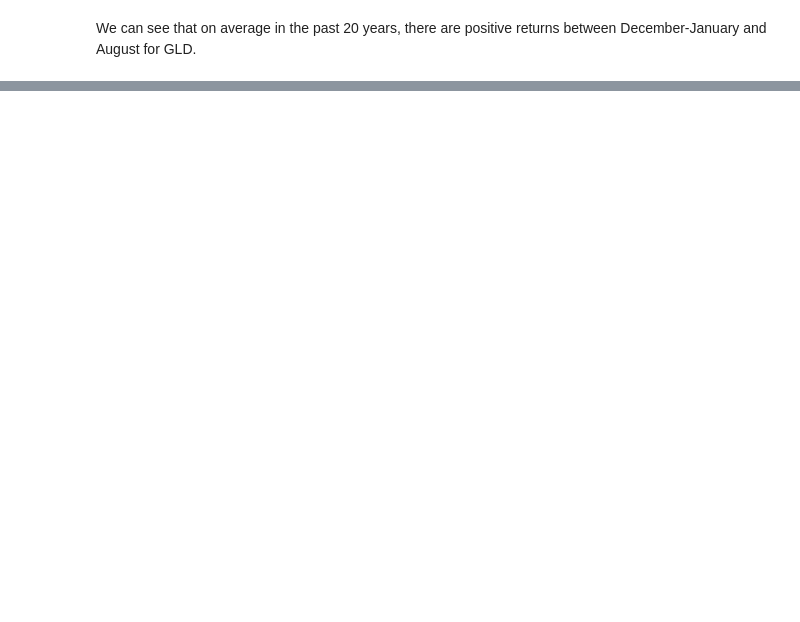
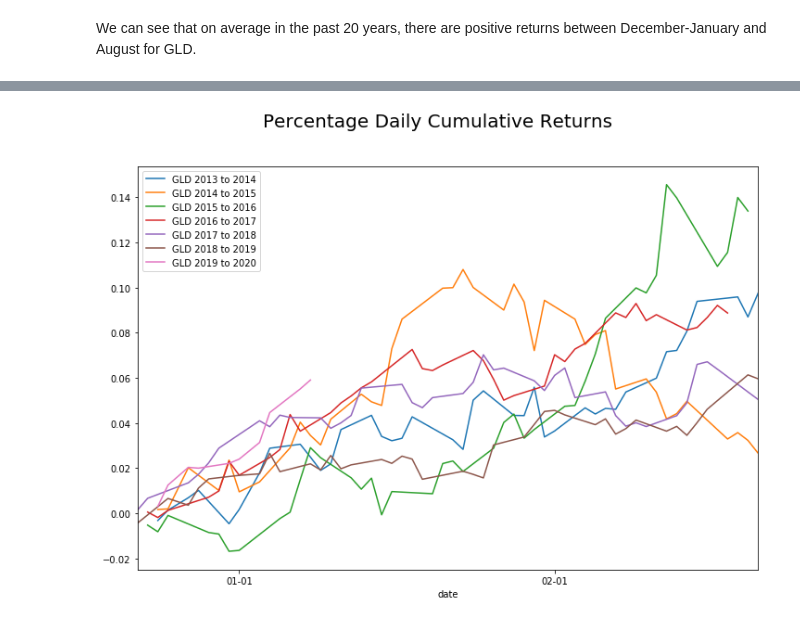
Before and after one commit to angelotc/Decomposition-of-Retail-Companies, a Jupyter notebook: Cumulative Returns Analysis.ipynb, the cells around one changed output, grey strips where cells are left out. Cells and saved outputs as stored; diff of their text form; code cells hidden in the pictures; blank space fills up the shorter version.

```diff
--- a/Cumulative Returns Analysis.ipynb
+++ b/Cumulative Returns Analysis.ipynb
@@ -282,0 +344,80 @@ We can see that on average in the past 20 years, there are positive returns betw
+# %%
+def normalize_date(date, over_new_years = True):
+    day_of_year = date.timetuple().tm_yday
+    if over_new_years and day_of_year >300:
+        normalized_date =  datetime.date(2018,1,1) + datetime.timedelta(day_of_year)
+    elif over_new_years:
+        normalized_date =  datetime.date(2019,1,1) + datetime.timedelta(day_of_year)
+    else:
+        normalized_date =  datetime.date(2018,1,1) + datetime.timedelta(day_of_year)
+    return normalized_date
+
+def cross_sectional_seasonality_graph(st_date:str, en_date: str,  tickers:str):
+    '''
+    '''
+    import datetime
+    today = datetime.datetime.now()
+    day_of_year = (today - datetime.datetime(today.year, 1, 1)).days + 1
+    import matplotlib.pyplot as plt
+    from matplotlib.dates import DateFormatter
+    import matplotlib.dates as mdates
+    %matplotlib inline
+    fig, ax = plt.subplots(figsize=(12, 8))
+    ax.xaxis.set_major_locator( mdates.MonthLocator())
+    ax.xaxis.set_major_formatter(DateFormatter("%m-%d"))
+    if int(st_date[:2]) > int(en_date[:2]):
+        for year in range(2013,2020):
+
+            year = str(year)
+            print(year)
+            start_date = year + '-' + st_date
+            end_date =  year + '-12-31'
+            df1 = yf.download(ticker , start = start_date , end = end_date)
+
+            # Cumulative Returns
+            new_key = ticker + " " + year + " to " + str(int(year) + 1)
+            year = str(int(year) + 1)
+            start_date = year  + '-01-01'""
+            end_date =  year + '-' + en_date
+            data = yf.download(ticker , start = start_date , end = end_date)
+            data = pd.concat([df1,data])
+            data.sort_index(inplace=True)
+            data['Daily_return']=data['Close']/data['Close'].shift(1)-1
+            # Cumulative Returns
+
+
+            data[new_key] = np.cumsum(data['Daily_return'])
+
+            # Normalize dates
+            data['date'] = data.index
+            data['date'] = data.apply(lambda x: normalize_date(x['date'], True), axis = 1 )
+            data.set_index('date', inplace = True)
+            # Plot
+            data[new_key][1:].plot() # skip first line
+    else:
+        for year in range(2015,2019):
+
+            year = str(year)
+            print(year)
+            start_date = year + '-' + st_date
+            end_date =  year + '-' + en_date
+            data = yf.download(ticker , start = start_date , end = end_date)
+            data['Daily_return']=data['Close']/data['Close'].shift(1)-1
+            data.sort_index(inplace=True)
+            # Cumulative Returns
+            new_key = ticker + " " + year
+
+            data[new_key] = np.cumsum(data['Daily_return'])
+
+            # Normalize dates
+            data['date'] = data.index
+            data['date'] = data.apply(lambda x: normalize_date(x['date'], False), axis = 1 )
+            data.set_index('date', inplace = True)
+
+            # Plot
+            data[new_key][1:].plot() # skip first line
+
+    plt.legend()
+    plt.suptitle('Percentage Daily Cumulative Returns', fontsize=20)
+cross_sectional_seasonality_graph('12-20', '02-20', "GLD")
+# %% [output]
@@ -282,0 +441 @@ We can see that on average in the past 20 years, there are positive returns betw
+[figure, added]
```
Also changed, not shown: parts of 7 cells of this notebook.
